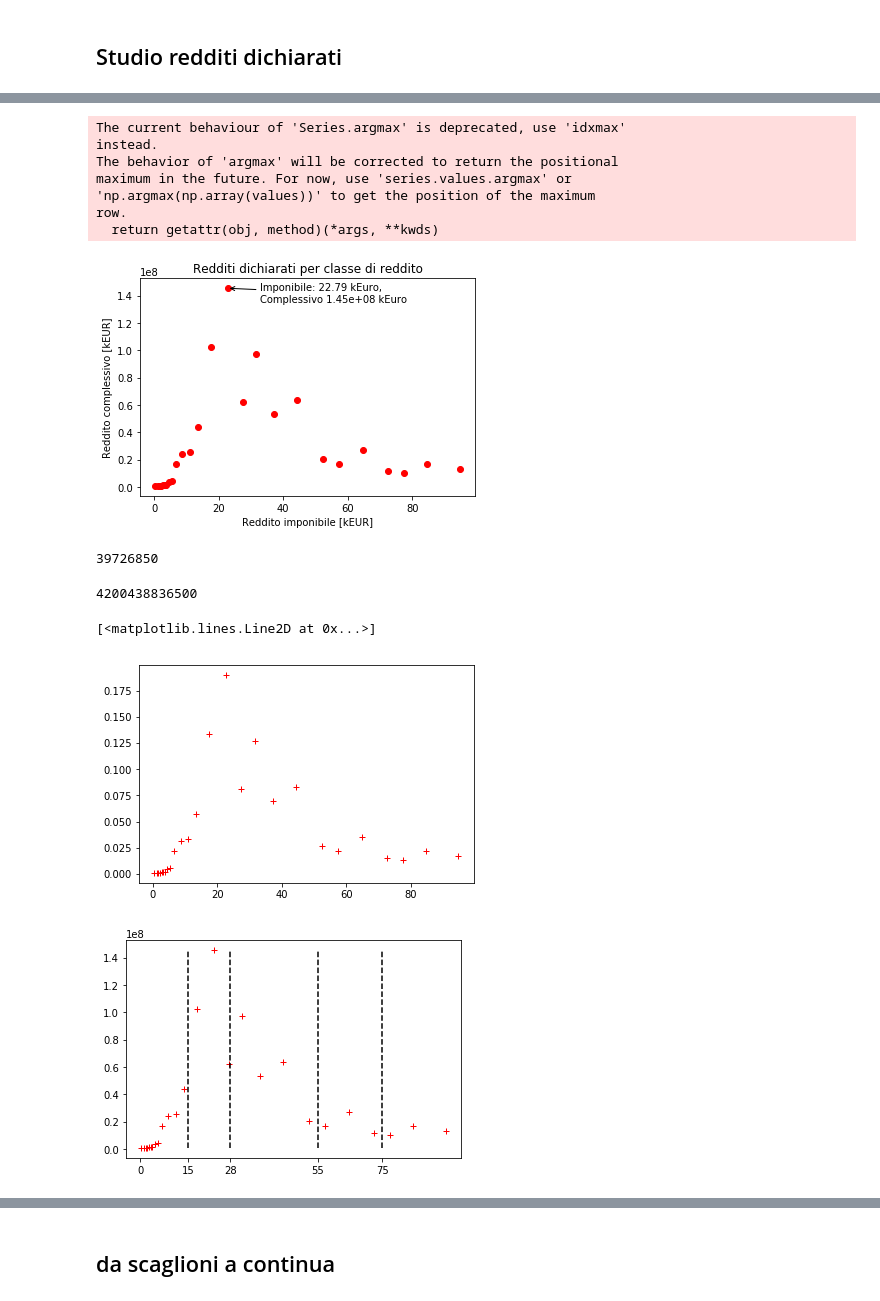
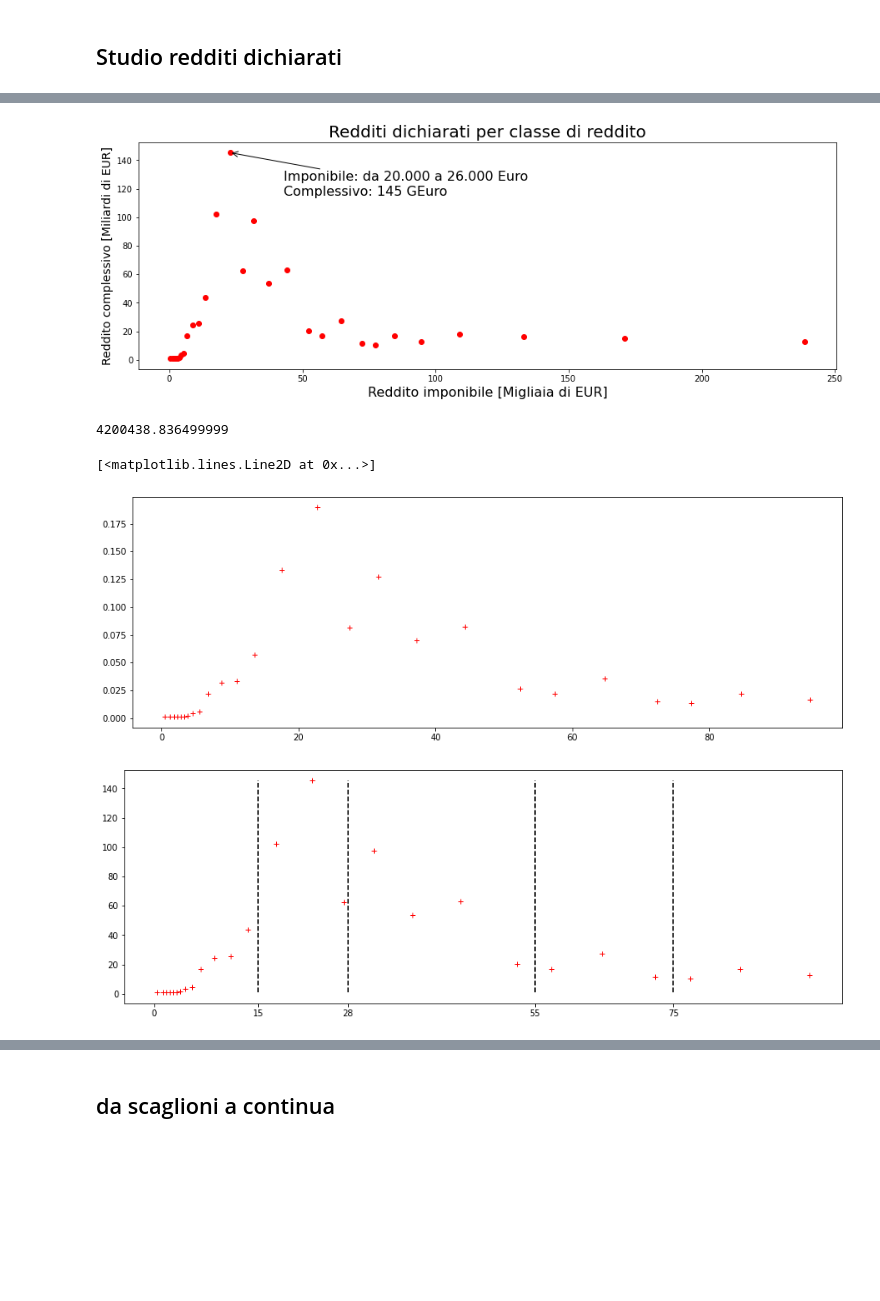
Before and after one commit to vlavorini/studio_irpef, a Jupyter notebook: primo.ipynb, the cells around one changed output, grey strips where cells are left out. Cells and saved outputs as stored; diff of their text form; code cells hidden in the pictures; blank space fills up the shorter version.

Commit message:
nicer plots

```diff
--- a/primo.ipynb
+++ b/primo.ipynb
@@ -91,7 +93,9 @@ colonne_interessanti = ['Classi di reddito complessivo in euro',
                         'Reddito complessivo - Ammontare',
                        'Reddito complessivo - Media', 'larghezza']
 df = df[colonne_interessanti]
-df.head()
+
+display(df.head())
+df['Reddito complessivo - Ammontare scalato'] = df['Reddito complessivo - Ammontare'] / 1000000
 # %% [output]
 |  | Classi di reddito complessivo in ... | Numero contribuenti | Reddito complessivo - Ammontare | Reddito complessivo - Media | larghezza |
 | 0 | da 0 a 1.000 | 2350042 | 991408 | 0.42 | 1000 |
@@ -100,44 +104,39 @@ df.head()
 | 3 | da 2.000 a 2.500 | 466449 | 1051872 | 2.26 | 500 |
 | 4 | da 2.500 a 3.000 | 437705 | 1203420 | 2.75 | 500 |
 # %%
-plt.plot(df['Reddito complessivo - Media'], df["Reddito complessivo - Ammontare"], 'ro')
-plt.xlabel("Reddito imponibile [kEUR]")
-plt.ylabel("Reddito complessivo [kEUR]")
+plt.plot(df['Reddito complessivo - Media'], df["Reddito complessivo - Ammontare scalato"], 'ro')
 
-max_at_pos = np.argmax (df["Reddito complessivo - Ammontare"])
+
+max_at_pos = np.argmax (df["Reddito complessivo - Ammontare scalato"])
 x_at_max = df['Reddito complessivo - Media'][max_at_pos]
-y_at_max = df["Reddito complessivo - Ammontare"][max_at_pos]
-#plt.arrow(x_at_max+2000, y_at_max-0.01e+8, 8000, -0.05e+8, shape='right', head_width = 10000, head_length=10000)
-plt.annotate(f"Imponibile: {x_at_max} kEuro,\nComplessivo {y_at_max :1.2e} kEuro", [x_at_max, y_at_max], xytext=(x_at_max+10, y_at_max-0.1e8), arrowprops=dict(arrowstyle="->"))
-plt.title("Redditi dichiarati per classe di reddito")
+calsse_x_at_max = df['Classi di reddito complessivo in euro'][max_at_pos]
+y_at_max = df["Reddito complessivo - Ammontare scalato"][max_at_pos]
+plt.annotate(f"Imponibile: {calsse_x_at_max} Euro\nComplessivo: {int(y_at_max)} GEuro",
+             [x_at_max, y_at_max],
+             xytext=(x_at_max+20, y_at_max-30),
+             arrowprops=dict(arrowstyle="->"),
+            size=16)
+plt.xlabel("Reddito imponibile [Migliaia di EUR]", size = 16)
+plt.ylabel("Reddito complessivo [Miliardi di EUR]", size = 14)
+plt.title("Redditi dichiarati per classe di reddito", size=20)
 plt.show()
 # %% [output]
-The current behaviour of 'Series.argmax' is deprecated, use 'idxmax'
-instead.
-The behavior of 'argmax' will be corrected to return the positional
-maximum in the future. For now, use 'series.values.argmax' or
-'np.argmax(np.array(values))' to get the position of the maximum
-row.
-  return getattr(obj, method)(*args, **kwds)
-[figure, old version]
+[figure, new version]
-# %%
-df['Numero contribuenti'].sum()
-# %% [output]
-39726850
 # %%
-df['area_loc'] = df["larghezza"]* df["Reddito complessivo - Ammontare"]
+df = df[df['Reddito complessivo - Media']<100]
+df['area_loc'] = df["larghezza"]* df["Reddito complessivo - Ammontare scalato"]
 area_tot = np.sum(df['area_loc'])
 area_tot
 # %% [output]
-4200438836500
+4200438.836499999
 # %%
-y_norm =  df["Reddito complessivo - Ammontare"]/area_tot
+y_norm =  df["Reddito complessivo - Ammontare scalato"]/area_tot
 plt.plot(df['Reddito complessivo - Media'], y_norm/np.sum(y_norm), 'r+')
 # %% [output]
 [<matplotlib.lines.Line2D at 0x...>]
-[figure, old version]
+[figure, new version]
 # %%
-y4plot = df["Reddito complessivo - Ammontare"]#/1e8+2
+y4plot = df["Reddito complessivo - Ammontare scalato"]#/1e8+2
 plt.plot(df['Reddito complessivo - Media'], y4plot, 'r+')
 
 max_y = np.max(y4plot)
@@ -148,7 +147,7 @@ for s in scaglioni:
         continue
     plt.plot([s, s], [min_y, max_y], '--', color = 'k')
 # %% [output]
-[figure, old version]
+[figure, new version]
 # %%
 def double_exponnorm(x, p0, p1, p2, p3):
     return stats.exponnorm.pdf(x,  p0, p1, p2) + stats.exponnorm.pdf(x,  p0, p1, p3)
```
Also changed, not shown: parts of 10 cells of this notebook.
